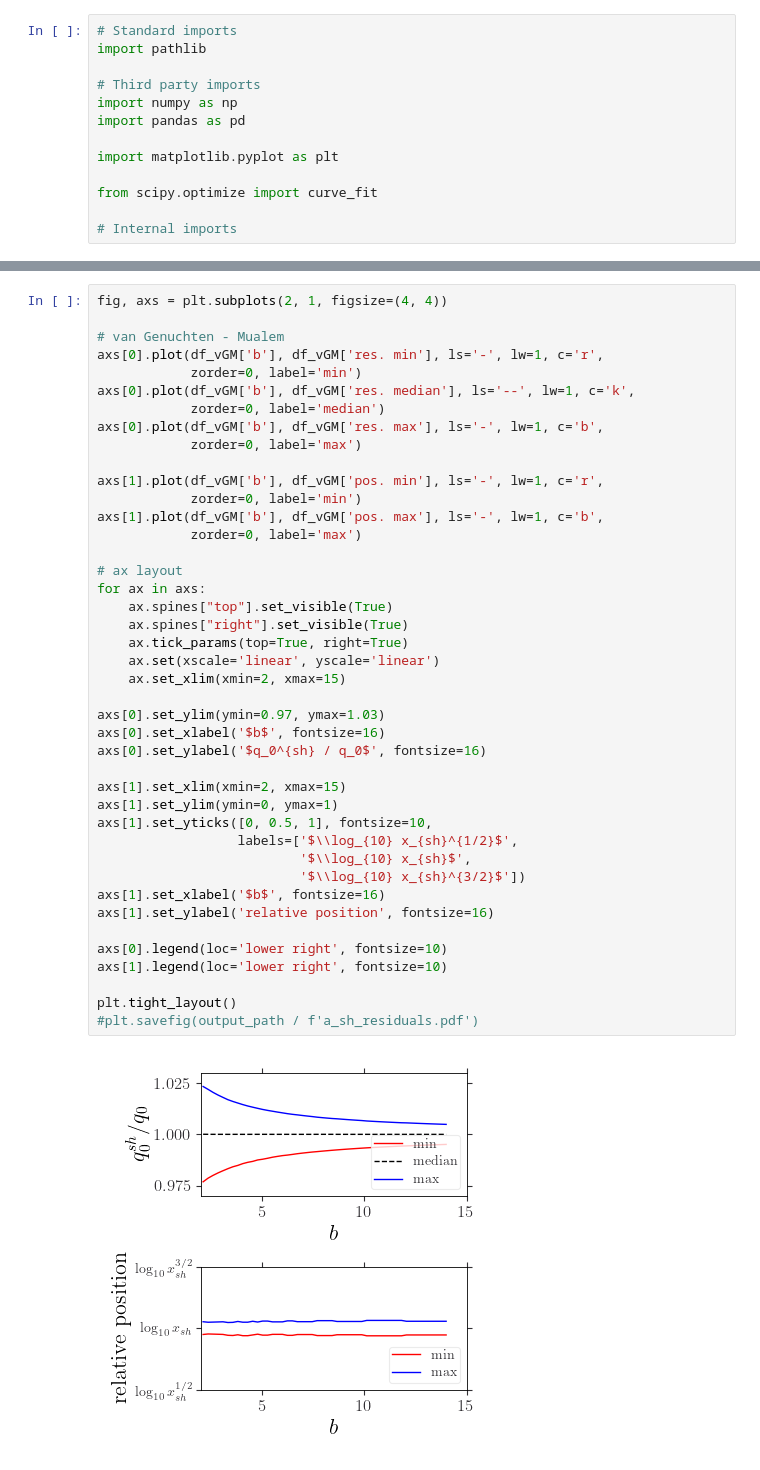
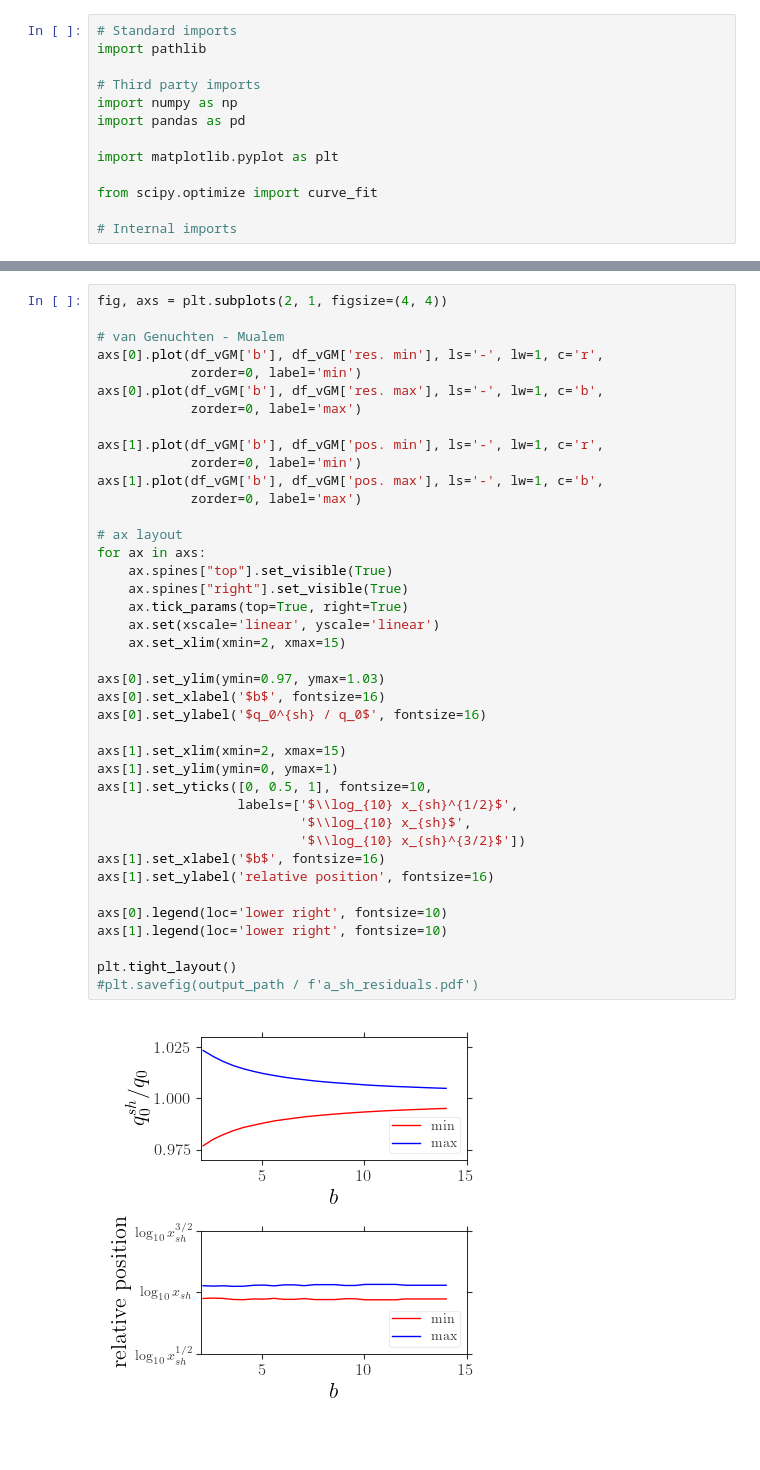
Before and after one commit to jpaccolat/seepage, a Jupyter notebook: exp2.ipynb, the cells around one changed output, grey strips where cells are left out. Saved outputs shown, nothing was run; the diff lists cells and outputs as text.

```diff
--- a/exp2.ipynb
+++ b/exp2.ipynb
@@ -94,8 +96,6 @@ fig, axs = plt.subplots(2, 1, figsize=(4, 4))
 # van Genuchten - Mualem
 axs[0].plot(df_vGM['b'], df_vGM['res. min'], ls='-', lw=1, c='r',
             zorder=0, label='min')
-axs[0].plot(df_vGM['b'], df_vGM['res. median'], ls='--', lw=1, c='k',
-            zorder=0, label='median')
 axs[0].plot(df_vGM['b'], df_vGM['res. max'], ls='-', lw=1, c='b',
             zorder=0, label='max')
 
@@ -104,31 +104,31 @@ axs[1].plot(df_vGM['b'], df_vGM['pos. min'], ls='-', lw=1, c='r',
 axs[1].plot(df_vGM['b'], df_vGM['pos. max'], ls='-', lw=1, c='b',
             zorder=0, label='max')
 
 # ax layout
 for ax in axs:
     ax.spines["top"].set_visible(True)
     ax.spines["right"].set_visible(True)
     ax.tick_params(top=True, right=True)
     ax.set(xscale='linear', yscale='linear')
     ax.set_xlim(xmin=2, xmax=15)
 
 axs[0].set_ylim(ymin=0.97, ymax=1.03)
 axs[0].set_xlabel('$b$', fontsize=16)
 axs[0].set_ylabel('$q_0^{sh} / q_0$', fontsize=16)
 
 axs[1].set_xlim(xmin=2, xmax=15)
 axs[1].set_ylim(ymin=0, ymax=1)
 axs[1].set_yticks([0, 0.5, 1], fontsize=10,
                   labels=['$\\log_{10} x_{sh}^{1/2}$',
                           '$\\log_{10} x_{sh}$',
                           '$\\log_{10} x_{sh}^{3/2}$'])
 axs[1].set_xlabel('$b$', fontsize=16)
 axs[1].set_ylabel('relative position', fontsize=16)
 
 axs[0].legend(loc='lower right', fontsize=10)
 axs[1].legend(loc='lower right', fontsize=10)
 
 plt.tight_layout()
 #plt.savefig(output_path / f'a_sh_residuals.pdf')
 # %% [output]
-[figure, old version]
+[figure, new version]
```
Also changed, not shown: parts of 11 cells of this notebook, 2 other files.
